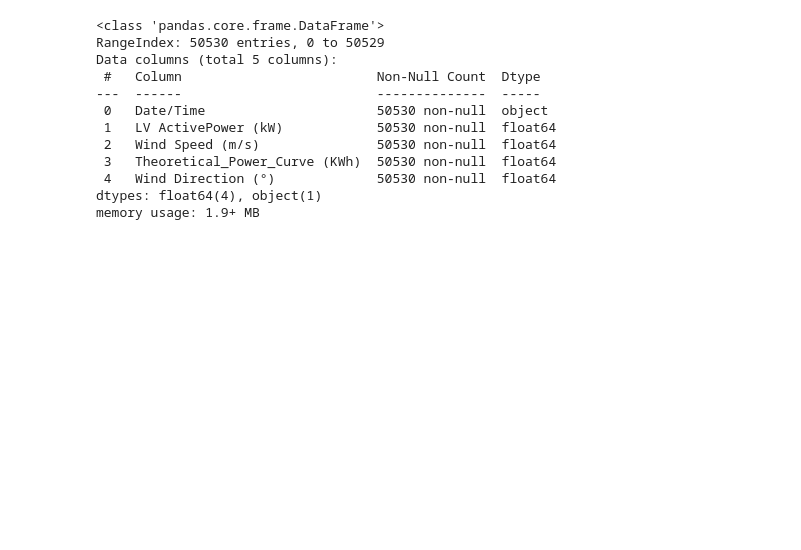
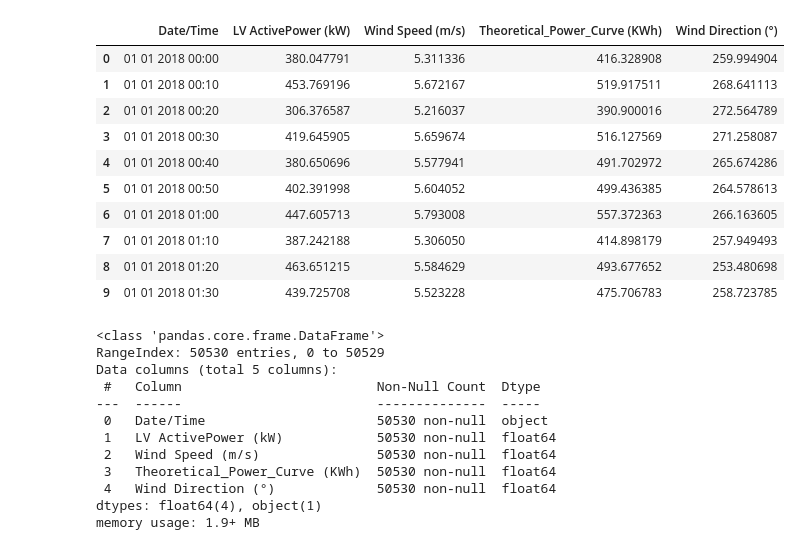
Before and after one commit to Omar10lfc/wind-turbine-rl-agent, a Jupyter notebook: Notebooks/eda.ipynb, the cells around one changed output. Saved outputs shown, nothing was run; the diff lists cells and outputs as text; code cells hidden in the pictures; blank space fills up the shorter version.

```diff
--- a/Notebooks/eda.ipynb
+++ b/Notebooks/eda.ipynb
@@ -1,19 +1,21 @@
 # %%
-import os
 import numpy as np
 import pandas as pd
 
-# Resolve the dataset path relative to this notebook so it runs on any machine.
-# Place the Kaggle SCADA CSV in the project's data/ folder.
-_here = os.getcwd()
-_candidates = [
-    os.path.join(_here, '..', 'data', 'Wind-Turbine-Scada-Dataset.csv'),
-    os.path.join(_here, 'data', 'Wind-Turbine-Scada-Dataset.csv'),
-]
-RAW_PATH = next((p for p in _candidates if os.path.exists(p)), _candidates[0])
-
-df = pd.read_csv(RAW_PATH)
+df = pd.read_csv(r'C:\Users\omarm\OneDrive\Desktop\wind-turbine-rl-Project\Dataset\Wind-Turbine-Scada-Dataset.csv')
 df.head(10)
+# %% [output]
+|  | Date/Time | LV ActivePower (kW) | Wind Speed (m/s) | Theoretical_Power_Curve (KWh) | Wind Direction (°) |
+| 0 | 01 01 2018 00:00 | 380.047791 | 5.311336 | 416.328908 | 259.994904 |
+| 1 | 01 01 2018 00:10 | 453.769196 | 5.672167 | 519.917511 | 268.641113 |
+| 2 | 01 01 2018 00:20 | 306.376587 | 5.216037 | 390.900016 | 272.564789 |
+| 3 | 01 01 2018 00:30 | 419.645905 | 5.659674 | 516.127569 | 271.258087 |
+| 4 | 01 01 2018 00:40 | 380.650696 | 5.577941 | 491.702972 | 265.674286 |
+| 5 | 01 01 2018 00:50 | 402.391998 | 5.604052 | 499.436385 | 264.578613 |
+| 6 | 01 01 2018 01:00 | 447.605713 | 5.793008 | 557.372363 | 266.163605 |
+| 7 | 01 01 2018 01:10 | 387.242188 | 5.306050 | 414.898179 | 257.949493 |
+| 8 | 01 01 2018 01:20 | 463.651215 | 5.584629 | 493.677652 | 253.480698 |
+| 9 | 01 01 2018 01:30 | 439.725708 | 5.523228 | 475.706783 | 258.723785 |
 # %%
 df.info()
 # %% [output]
```
Also changed, not shown: parts of 6 cells of this notebook.
